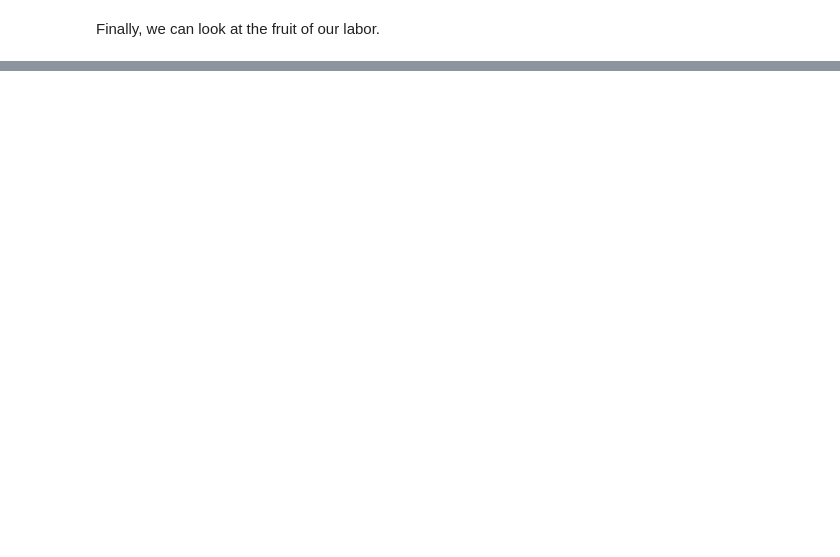
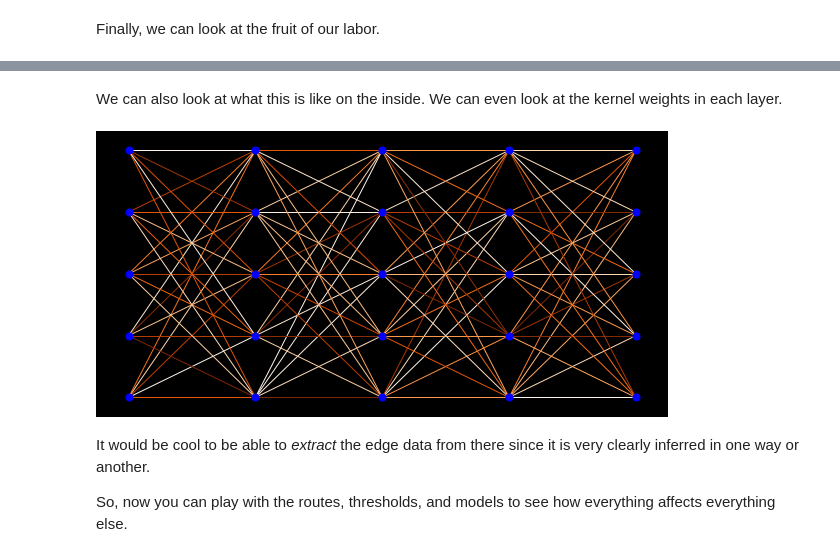
Before and after one commit to satuelisa/DiscreteMath, a Jupyter notebook: demo/demo.ipynb, the cells around one changed output, grey strips where cells are left out. Cells and saved outputs as stored; diff of their text form; code cells hidden in the pictures; blank space fills up the shorter version.

```diff
--- a/demo/demo.ipynb
+++ b/demo/demo.ipynb
@@ -751,0 +899,12 @@ So, now you can play with the code to create more routes and different deep-lear
+# %%
+deep = Sequential() # kinda like Arturo's bolzmann machines
+deep.add(Dense(n, input_dim = n, activation = 'relu')) # input and first hidden:
+for i in range(n - 1): # another n - 1 hidden layers
+    deep.add(Dense(n, activation = 'relu'))
+deep.add(Dense(1, activation = 'sigmoid')) # output the 0/1
+
+second = examine(m, X, y, testX, testy)
+
+# is it better?
+print(f'The first one had {first[0]:.3f} loss and {first[1]:.3f} accuracy')
+print(f'This one had {second[0]:.3f} loss and {second[1]:.3f} accuracy')
@@ -751,0 +929,42 @@ So, now you can play with the code to create more routes and different deep-lear
+# %% [markdown]
+We can also look at what this is like on the inside. We can even look at the kernel weights in each layer.
+# %%
+from keras_visualizer import visualizer
+visualizer(deep, filename = 'deep', format = 'png', view = True)
+
+# since we do not know how in maps the vertices
+# on the layers internally, we can but visualize the structure
+W = deep.get_weights()
+Gd = Graph()
+dpos = dict()
+for layer in range(n):
+    w = normalize(W[2 * layer])
+    for v in range(n):
+        vl = f'{layer}.{v}'
+        Gd.add_node(vl)
+        dpos[vl] = (layer, v) # position by layer
+        if layer > 0: # link it to the previous layer, all positions
+            for u in range(n):
+                Gd.add_edge(vl, f'{layer-1}.{u}', weight = w[v][u]) # we use the kernel matrix
+
+# set up how we want the visualization to look
+plt.rcParams['figure.figsize'] = (2 * n, n) # we need this _wide_
+opt = { 'node_color': 'blue', 'with_labels': False, 'node_size': 50, 'width': 1 }
+fig, ax = plt.subplots()
+from networkx import get_edge_attributes
+wm = get_edge_attributes(Gd, 'weight').values()
+draw(Gd, pos = dpos,
+     edge_cmap = plt.get_cmap('Oranges'), # the same palette works
+     edge_color = wm, # edge colors from weights
+     **opt)
+ax.set_facecolor('black')
+fig.set_facecolor('black')
+ax.axis('off')
+plt.show() # somewhere in there, our edges are hiding :)
+plt.close()
+# %% [output]
+[figure, added]
+# %% [markdown]
+It would be cool to be able to *extract* the edge data from there since it is very clearly inferred in one way or another.
+
+So, now you can play with the routes, thresholds, and models to see how everything affects everything else.
```
Also changed, not shown: parts of 58 cells of this notebook, 7 other files.
